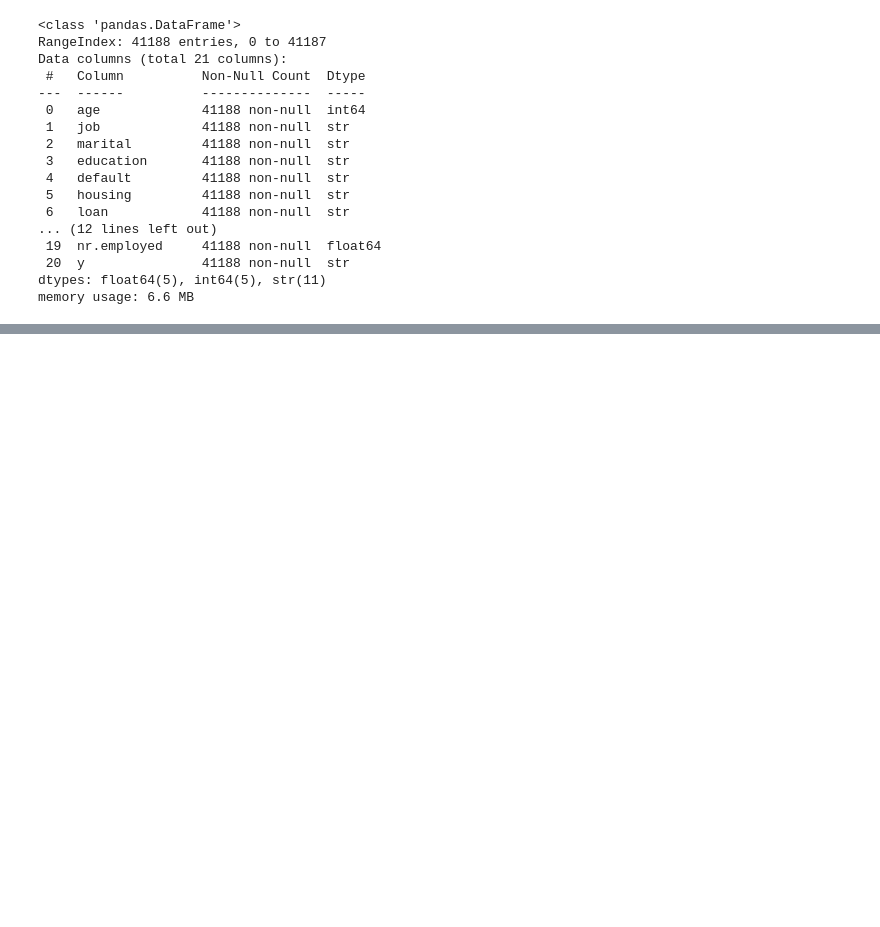
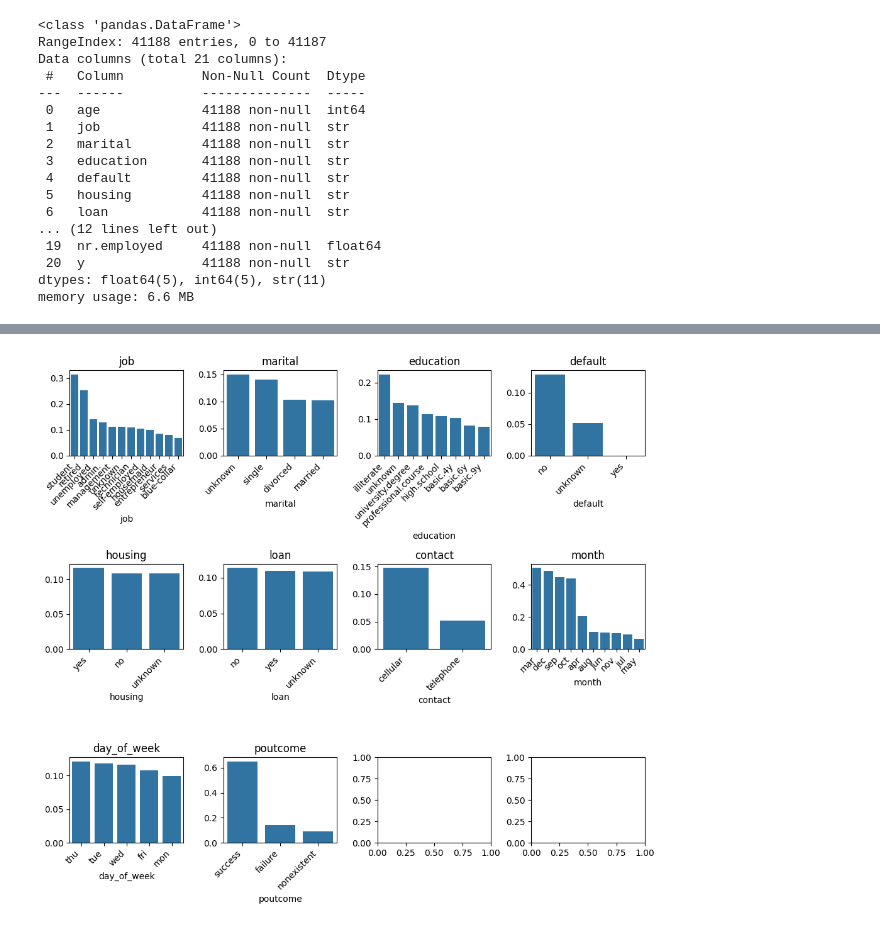
Before and after one commit to 4GeeksAcademy/ekbalam11-machine-learning, a Jupyter notebook: src/01-bank-marketing-campaign.ipynb, the cells around one changed output, grey strips where cells are left out. Drawn from its saved outputs; the diff is of its cells as text; code cells hidden in the pictures; blank space fills up the shorter version.

```diff
--- a/src/01-bank-marketing-campaign.ipynb
+++ b/src/01-bank-marketing-campaign.ipynb
@@ -75,0 +116,27 @@ plt.show()
+# %%
+#factorizamos variable objetivo (y)
+df['y_bin'] = df['y'].map({'yes': 1, 'no': 0})
+
+cat_cols = df.select_dtypes(include='str').columns
+cat_cols = [col for col in cat_cols if col != 'y']
+n_cols = 4
+n_rows = math.ceil(len(cat_cols) / n_cols)
+
+fig, axes = plt.subplots(n_rows, n_cols, figsize=(10, 3 * n_rows))
+axes = axes.flatten()
+
+for i, col in enumerate(cat_cols):
+    conv_rate = df.groupby(col)['y_bin'].mean().sort_values(ascending=False)
+    sns.barplot(
+        x=conv_rate.index,
+        y=conv_rate.values,
+        ax=axes[i]
+    )
+
+    axes[i].set_title(col)
+    axes[i].set_xticklabels(axes[i].get_xticklabels(), rotation=45, ha='right')
+
+plt.tight_layout()
+plt.show()
+# %% [output]
+[figure, added]
```
Also changed, not shown: parts of 14 cells of this notebook, 2 other files.
